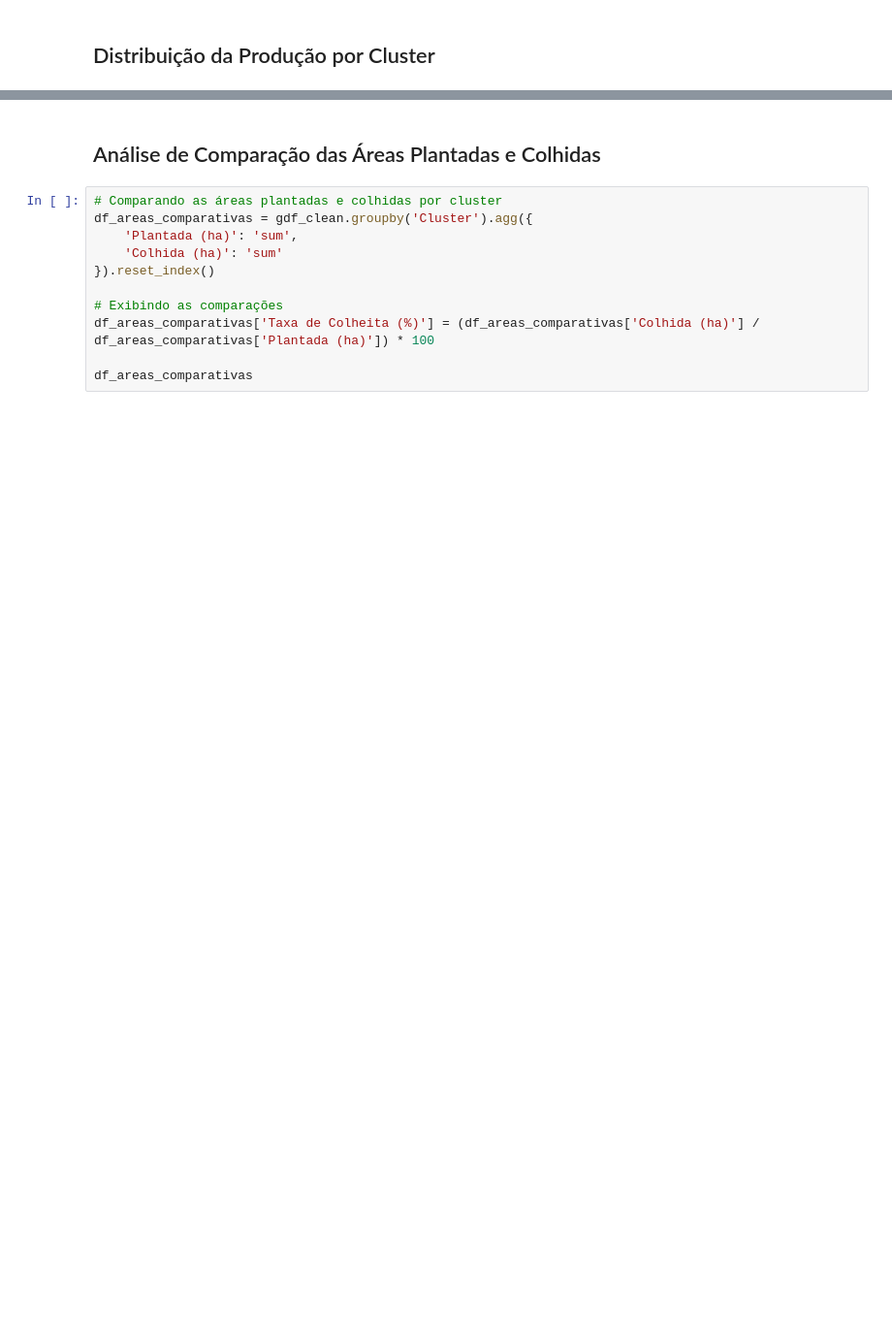
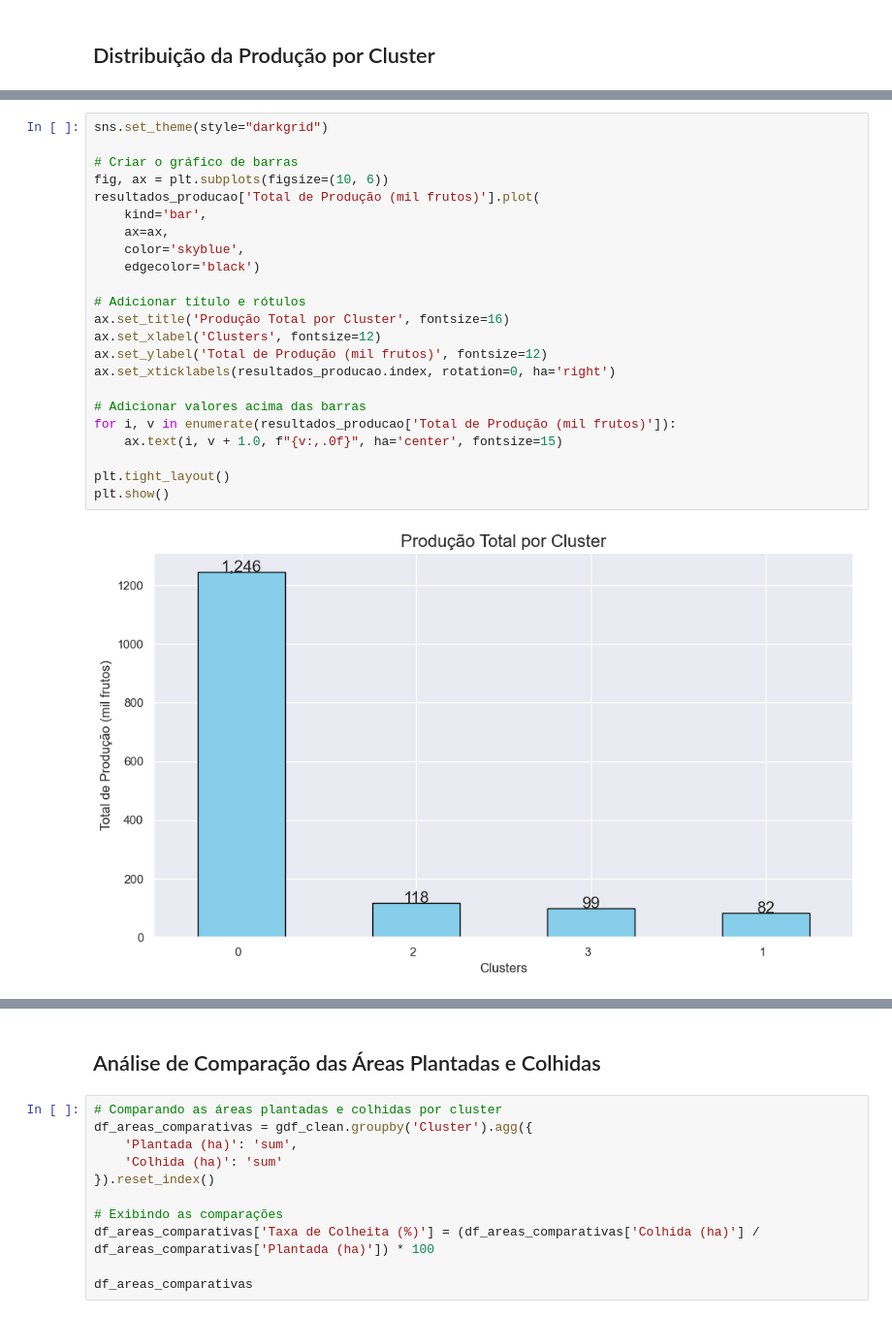
Before and after one commit to hannskotaro/analiseeconomicacupuacu, a Jupyter notebook: Análise espacial cupuaçu.ipynb, the cells around one changed output, grey strips where cells are left out. Shown at 97% size. Saved outputs shown, nothing was run; the diff lists cells and outputs as text; blank space fills up the shorter version.

```diff
--- a/Análise espacial cupuaçu.ipynb
+++ b/Análise espacial cupuaçu.ipynb
@@ -215,0 +246,25 @@ resultados_producao
+# %%
+sns.set_theme(style="darkgrid")
+
+# Criar o gráfico de barras
+fig, ax = plt.subplots(figsize=(10, 6))
+resultados_producao['Total de Produção (mil frutos)'].plot(
+    kind='bar',
+    ax=ax,
+    color='skyblue',
+    edgecolor='black')
+
+# Adicionar título e rótulos
+ax.set_title('Produção Total por Cluster', fontsize=16)
+ax.set_xlabel('Clusters', fontsize=12)
+ax.set_ylabel('Total de Produção (mil frutos)', fontsize=12)
+ax.set_xticklabels(resultados_producao.index, rotation=0, ha='right')
+
+# Adicionar valores acima das barras
+for i, v in enumerate(resultados_producao['Total de Produção (mil frutos)']):
+    ax.text(i, v + 1.0, f"{v:,.0f}", ha='center', fontsize=15)
+
+plt.tight_layout()
+plt.show()
+# %% [output]
+[figure, added]
```
Also changed, not shown: parts of 29 cells of this notebook, 3 other files.
